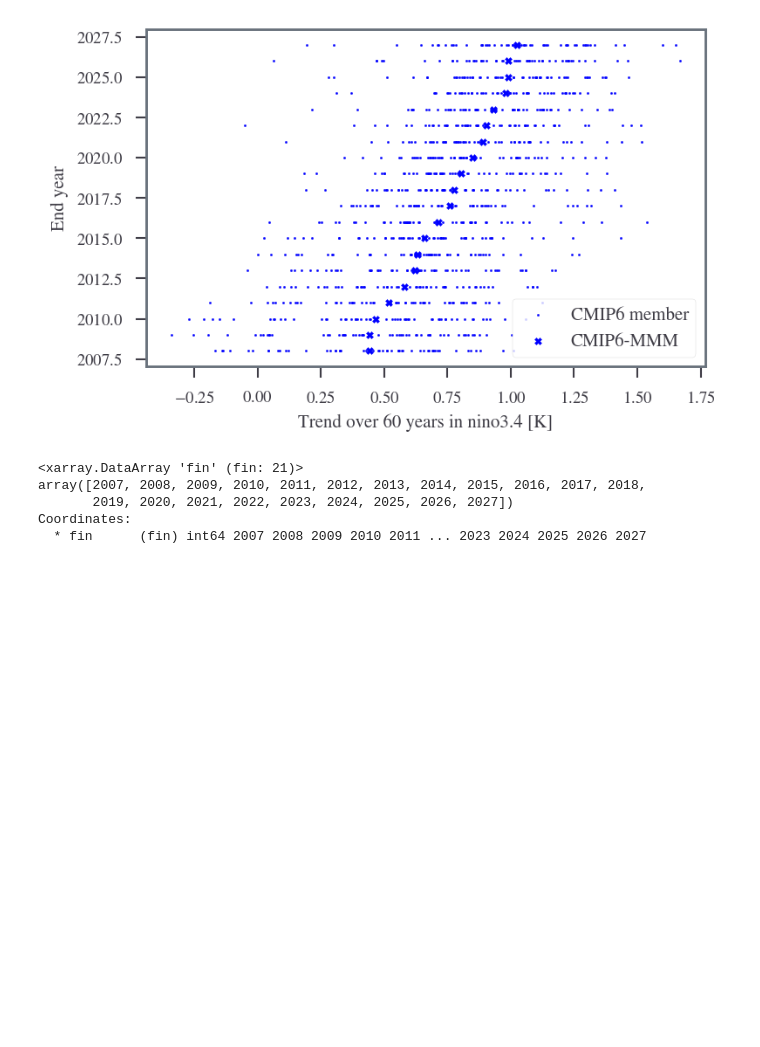
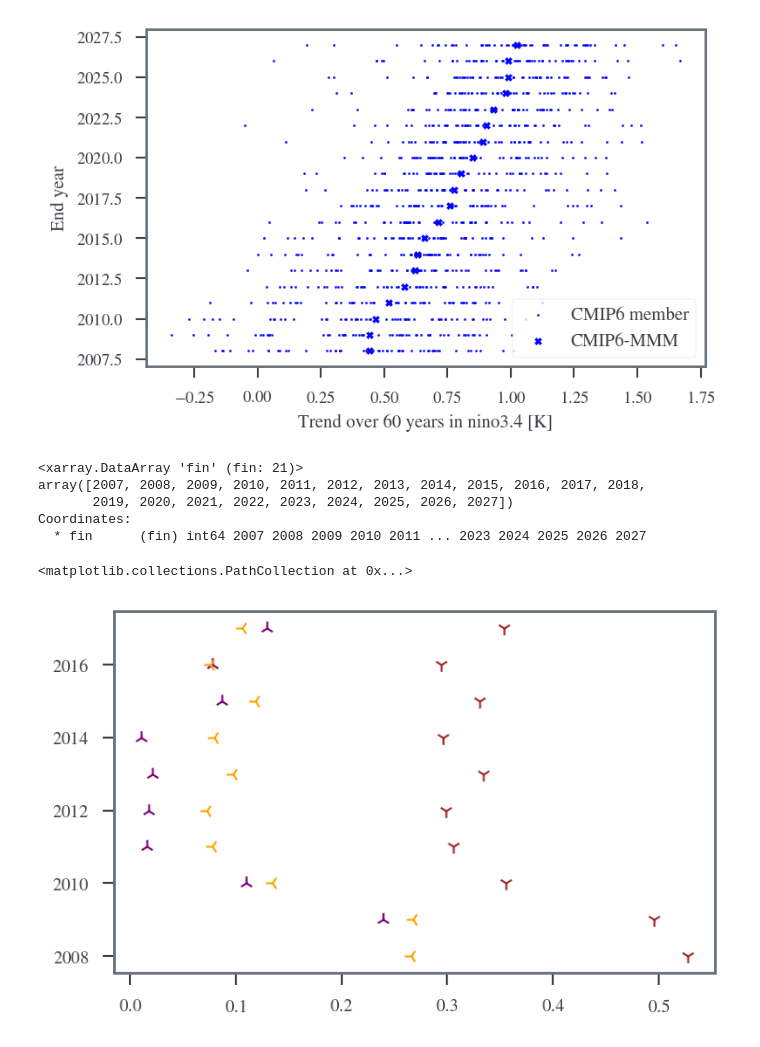
Before and after one commit to sdat2/seager19, a Jupyter notebook: notebooks/exploratory/cmip6-ensemble.ipynb, the cells around one changed output. Cells and saved outputs as stored; diff of their text form; code cells hidden in the pictures; blank space fills up the shorter version.

```diff
--- a/notebooks/exploratory/cmip6-ensemble.ipynb
+++ b/notebooks/exploratory/cmip6-ensemble.ipynb
@@ -146,3 +157,42 @@ array([2007, 2008, 2009, 2010, 2011, 2012, 2013, 2014, 2015, 2016, 2017, 2018,
        2019, 2020, 2021, 2022, 2023, 2024, 2025, 2026, 2027])
 Coordinates:
   * fin      (fin) int64 2007 2008 2009 2010 2011 ... 2023 2024 2025 2026 2027
+# %%
+HadlSST= np.asarray([[0.26548672566371667, 2008],
+            [0.2672566371681415, 2009],
+            [0.13451327433628313, 2010],
+            [0.07787610619469021, 2011],
+            [0.07256637168141589, 2012],
+            [0.09734513274336276, 2013],
+            [0.079646017699115, 2014],
+            [0.11858407079646016, 2015],
+            [0.07610619469026542, 2016],
+            [0.10619469026548667, 2017],])
+
+NCEP_NCAR=np.asarray([[0.23893805309734506, 2009],
+            [0.1097345132743362, 2010],
+            [0.015929203539822967, 2011],
+            [0.01769911504424776, 2012],
+            [0.02123893805309729, 2013],
+            [0.010619469026548645, 2014],
+            [0.08672566371681412, 2015],
+            [0.07787610619469021, 2016],
+            [0.1292035398230088, 2017],])
+
+ERSSTv5=np.asarray([[0.527433628318584, 2008],
+        [0.49557522123893794, 2009],
+        [0.3557522123893805, 2010],
+        [0.3061946902654866, 2011],
+        [0.29911504424778745, 2012],
+        [0.3345132743362831, 2013],
+        [0.29557522123893787, 2014],
+        [0.3309734513274335, 2015],
+        [0.29380530973451324, 2016],
+        [0.35398230088495564, 2017],])
+# %%
+plt.scatter(ERSSTv5[:, 0], ERSSTv5[:, 1], color="brown", marker="1", label="ERSSTv5")
+plt.scatter(NCEP_NCAR[:, 0], NCEP_NCAR[:, 1], color="purple", marker="2", label="NCEP/NCAR")
+plt.scatter(HadlSST[:, 0], HadlSST[:, 1], color="orange", marker="3", label="HadlSST")
+# %% [output]
+<matplotlib.collections.PathCollection at 0x...>
+[figure, added]
```
Also changed, not shown: parts of 1 cell of this notebook.
